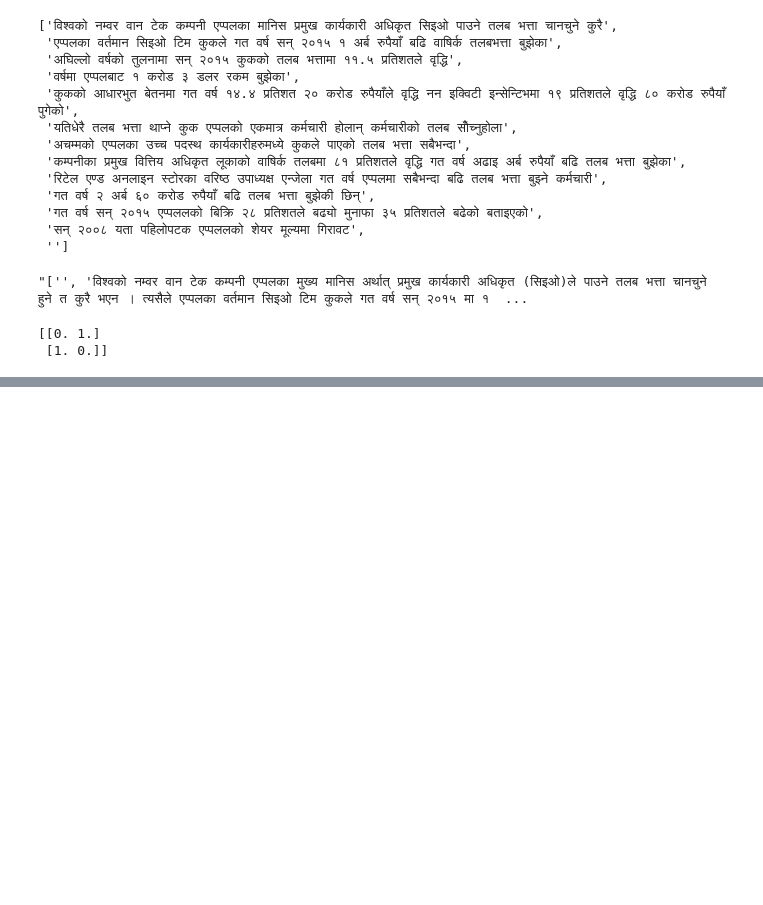
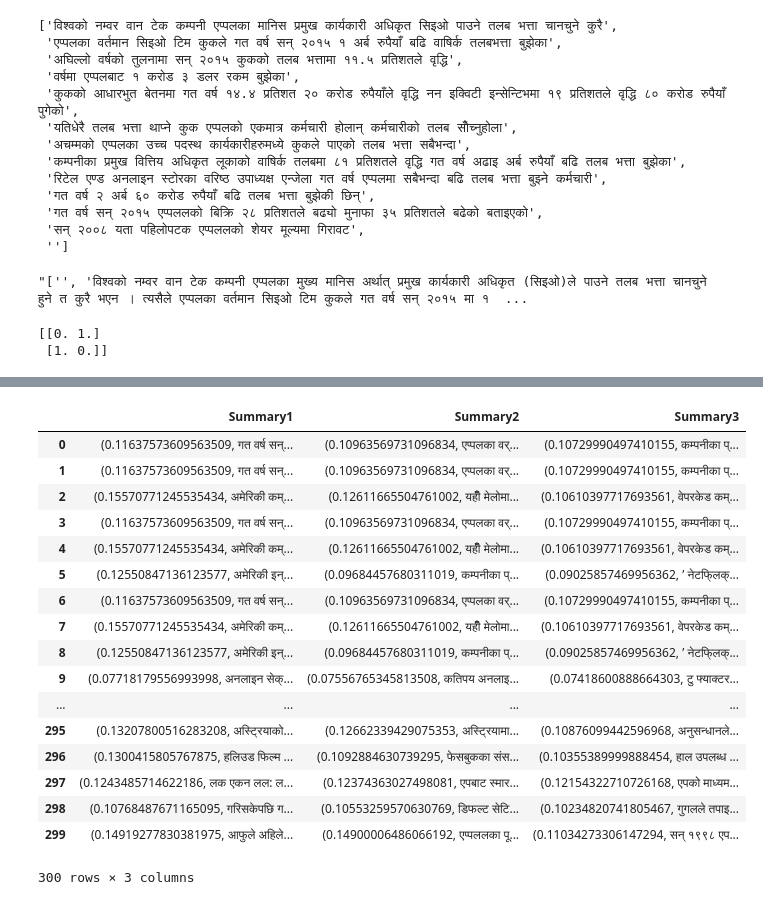
Before and after one commit to itsmeashutosh43/HeadlineGenerator, a Jupyter notebook: preprocessing.ipynb, the cells around one changed output, grey strips where cells are left out. Cells and saved outputs as stored; diff of their text form; code cells hidden in the pictures; blank space fills up the shorter version.

```diff
--- a/preprocessing.ipynb
+++ b/preprocessing.ipynb
@@ -99,4 +101,8 @@ def similarity(sentences):
+# %%
+def bm_similarity(sentences):
+    return get_bm25_weights(sentences , n_jobs = -1)
 # %%
 df['similarity']=df['news_vector'].map(similarity)
+df['bm-similarity'] = df['news'].map(bm_similarity)
 # %%
 import networkx as nx
@@ -103,7 +129,7 @@ import networkx as nx
 # %%
 ranks=[]
 for i in range(len(df)):
-    nx_graph = nx.from_numpy_array(df['similarity'][i])
+    nx_graph = nx.from_numpy_array(df['bm-similarity'][i])
     scores = nx.pagerank(nx_graph)
     ranked_sentences = sorted(((scores[k],s) for k,s in enumerate(df['news'][i])), reverse=True)
     ranks.append((ranked_sentences[0:3]))
@@ -110,2 +138,2 @@ for i in range(len(df)):
 # %%
-summaries = pd.DataFrame(ranks,columns = ['Summary'])
+summaries = pd.DataFrame(ranks,columns = ['Summary1','Summary2','Summary3'])
@@ -133,0 +140,21 @@ AssertionError: 1 columns passed, passed data had 3 columns
+# %%
+summaries
+# %% [output]
+|  | Summary1 | Summary2 | Summary3 |
+| 0 | (0.11637573609563509, गत वर्ष सन्... | (0.10963569731096834, एप्पलका वर्... | (0.10729990497410155, कम्पनीका प्... |
+| 1 | (0.11637573609563509, गत वर्ष सन्... | (0.10963569731096834, एप्पलका वर्... | (0.10729990497410155, कम्पनीका प्... |
+| 2 | (0.15570771245535434, अमेरिकी कम्... | (0.12611665504761002, यहीँ मेलोमा... | (0.10610397717693561, वेपरकेड कम्... |
+| 3 | (0.11637573609563509, गत वर्ष सन्... | (0.10963569731096834, एप्पलका वर्... | (0.10729990497410155, कम्पनीका प्... |
+| 4 | (0.15570771245535434, अमेरिकी कम्... | (0.12611665504761002, यहीँ मेलोमा... | (0.10610397717693561, वेपरकेड कम्... |
+| 5 | (0.12550847136123577, अमेरिकी इन्... | (0.09684457680311019, कम्पनीका प्... | (0.09025857469956362, ’ नेटफि्लक्... |
+| 6 | (0.11637573609563509, गत वर्ष सन्... | (0.10963569731096834, एप्पलका वर्... | (0.10729990497410155, कम्पनीका प्... |
+| 7 | (0.15570771245535434, अमेरिकी कम्... | (0.12611665504761002, यहीँ मेलोमा... | (0.10610397717693561, वेपरकेड कम्... |
+| 8 | (0.12550847136123577, अमेरिकी इन्... | (0.09684457680311019, कम्पनीका प्... | (0.09025857469956362, ’ नेटफि्लक्... |
+| 9 | (0.07718179556993998, अनलाइन सेक्... | (0.07556765345813508, कतिपय अनलाइ... | (0.07418600888664303, टु फ्याक्टर... |
+| ... | ... | ... | ... |
+| 295 | (0.13207800516283208, अस्टि्रयाको... | (0.12662339429075353, अस्टि्रयामा... | (0.10876099442596968, अनुसन्धानले... |
+| 296 | (0.1300415805767875, हलिउड फिल्म ... | (0.1092884630739295, फेसबुकका संस... | (0.10355389999888454, हाल उपलब्ध ... |
+| 297 | (0.1243485714622186, लक एकन लल: ल... | (0.12374363027498081, एपबाट स्मार... | (0.12154322710726168, एपको माध्यम... |
+| 298 | (0.10768487671165095, गरिसकेपछि ग... | (0.10553259570630769, डिफल्ट सेटि... | (0.10234820741805467, गुगलले तपाइ... |
+| 299 | (0.14919277830381975, आफुले अहिले... | (0.14900006486066192, एप्पललका पू... | (0.11034273306147294, सन् १९९८ एप... |
+300 rows × 3 columns
```
Also changed, not shown: parts of 5 cells of this notebook.
